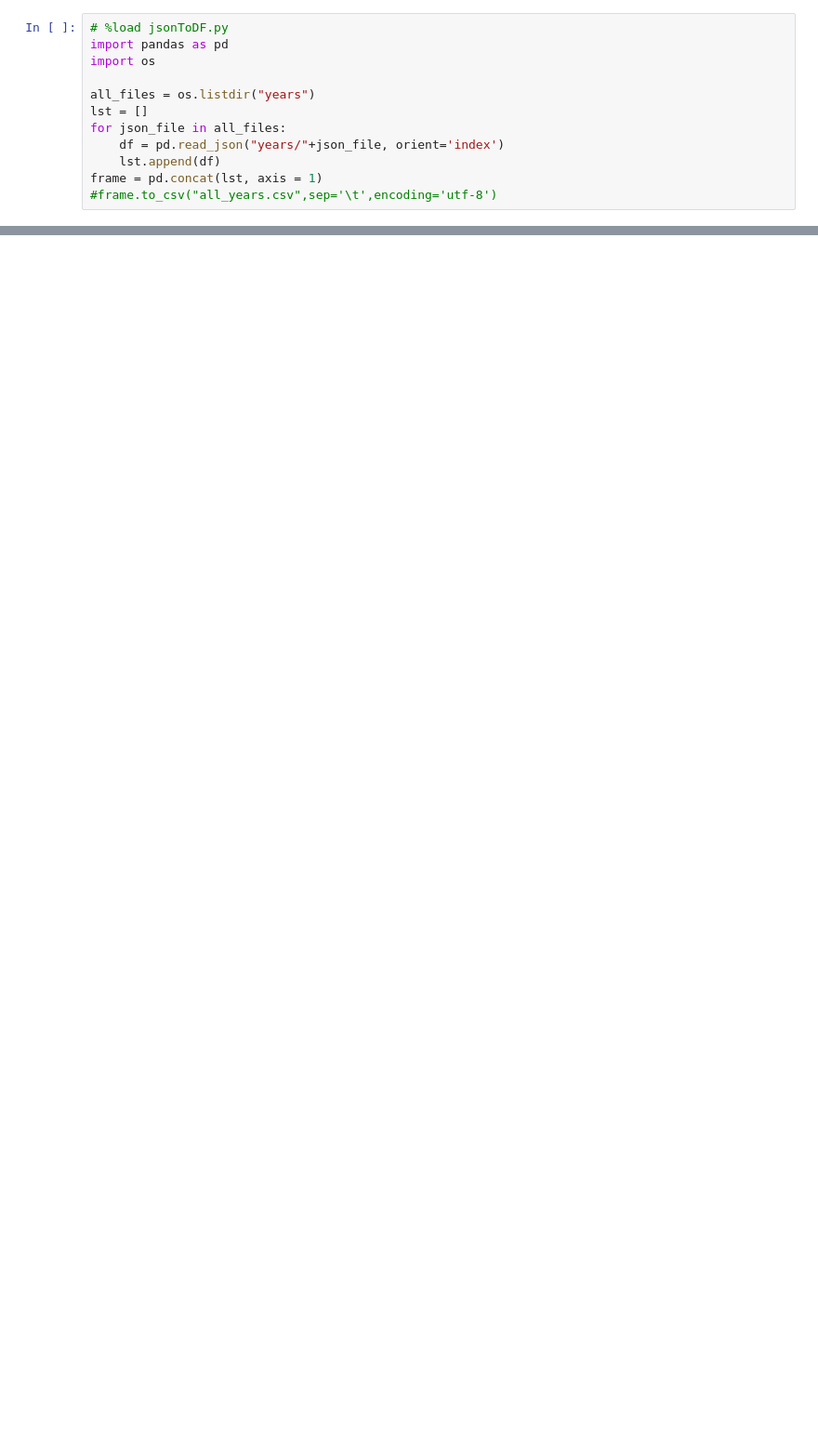
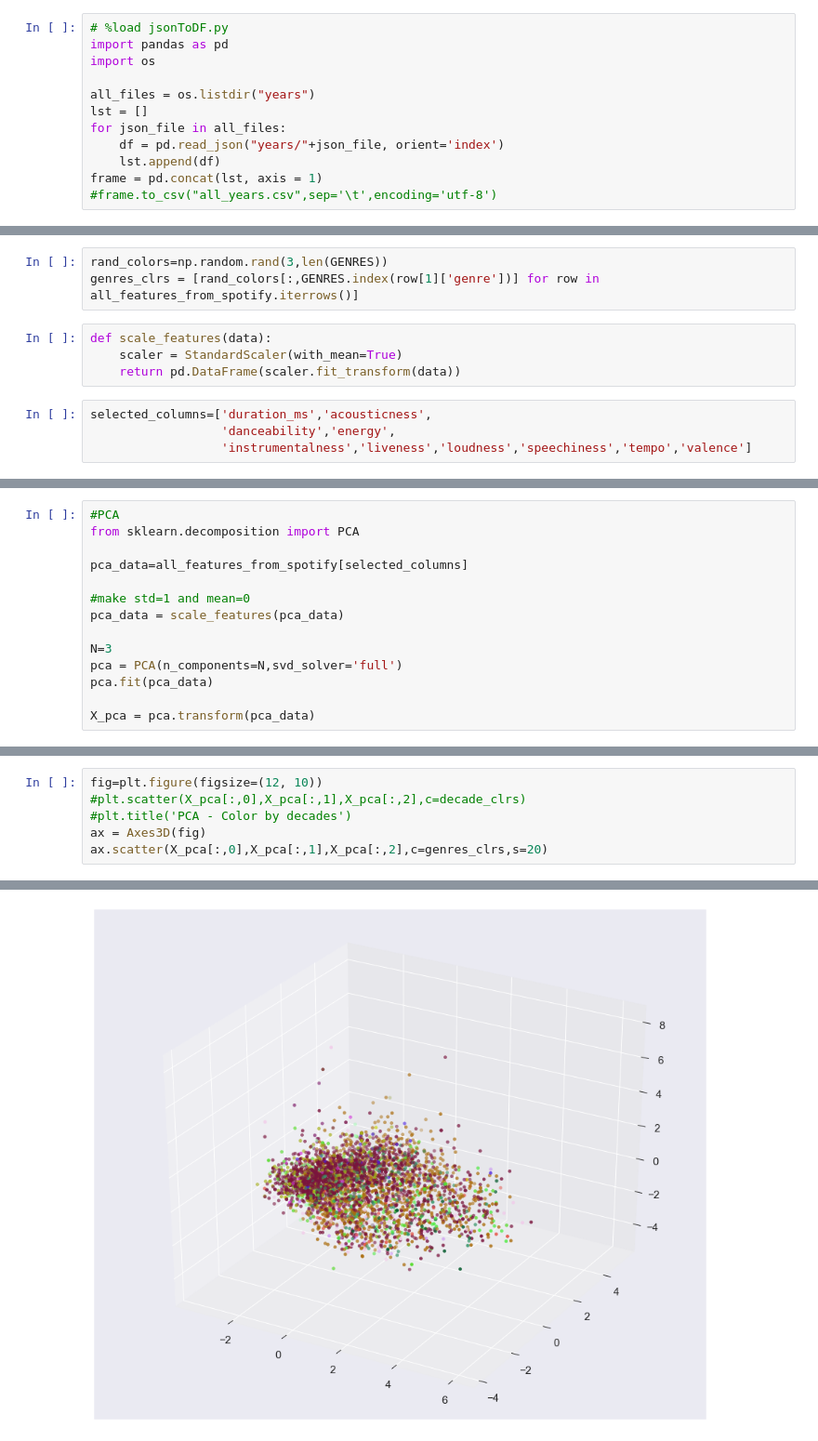
Before and after one commit to melerz/intro-data, a Jupyter notebook: billabord/main.ipynb, the cells around one changed output, grey strips where cells are left out. Shown at 93% size. Cells and saved outputs as stored; diff of their text form; blank space fills up the shorter version.

```diff
--- a/billabord/main.ipynb
+++ b/billabord/main.ipynb
@@ -108,0 +320,11 @@ zz
+# %%
+rand_colors=np.random.rand(3,len(GENRES))
+genres_clrs = [rand_colors[:,GENRES.index(row[1]['genre'])] for row in all_features_from_spotify.iterrows()]
+# %%
+def scale_features(data):
+    scaler = StandardScaler(with_mean=True)
+    return pd.DataFrame(scaler.fit_transform(data))
+# %%
+selected_columns=['duration_ms','acousticness',
+                  'danceability','energy',
+                  'instrumentalness','liveness','loudness','speechiness','tempo','valence']
@@ -108,0 +348,14 @@ zz
+# %%
+#PCA
+from sklearn.decomposition import PCA
+
+pca_data=all_features_from_spotify[selected_columns]
+
+#make std=1 and mean=0
+pca_data = scale_features(pca_data)
+
+N=3
+pca = PCA(n_components=N,svd_solver='full')
+pca.fit(pca_data)
+
+X_pca = pca.transform(pca_data)
@@ -108,0 +369,7 @@ zz
+# %%
+fig=plt.figure(figsize=(12, 10))
+#plt.scatter(X_pca[:,0],X_pca[:,1],X_pca[:,2],c=decade_clrs)
+#plt.title('PCA - Color by decades')
+ax = Axes3D(fig)
+ax.scatter(X_pca[:,0],X_pca[:,1],X_pca[:,2],c=genres_clrs,s=20)
+# %% [output]
@@ -108,0 +377 @@ zz
+[figure, added]
```
Also changed, not shown: parts of 39 cells of this notebook, 10 other files.
